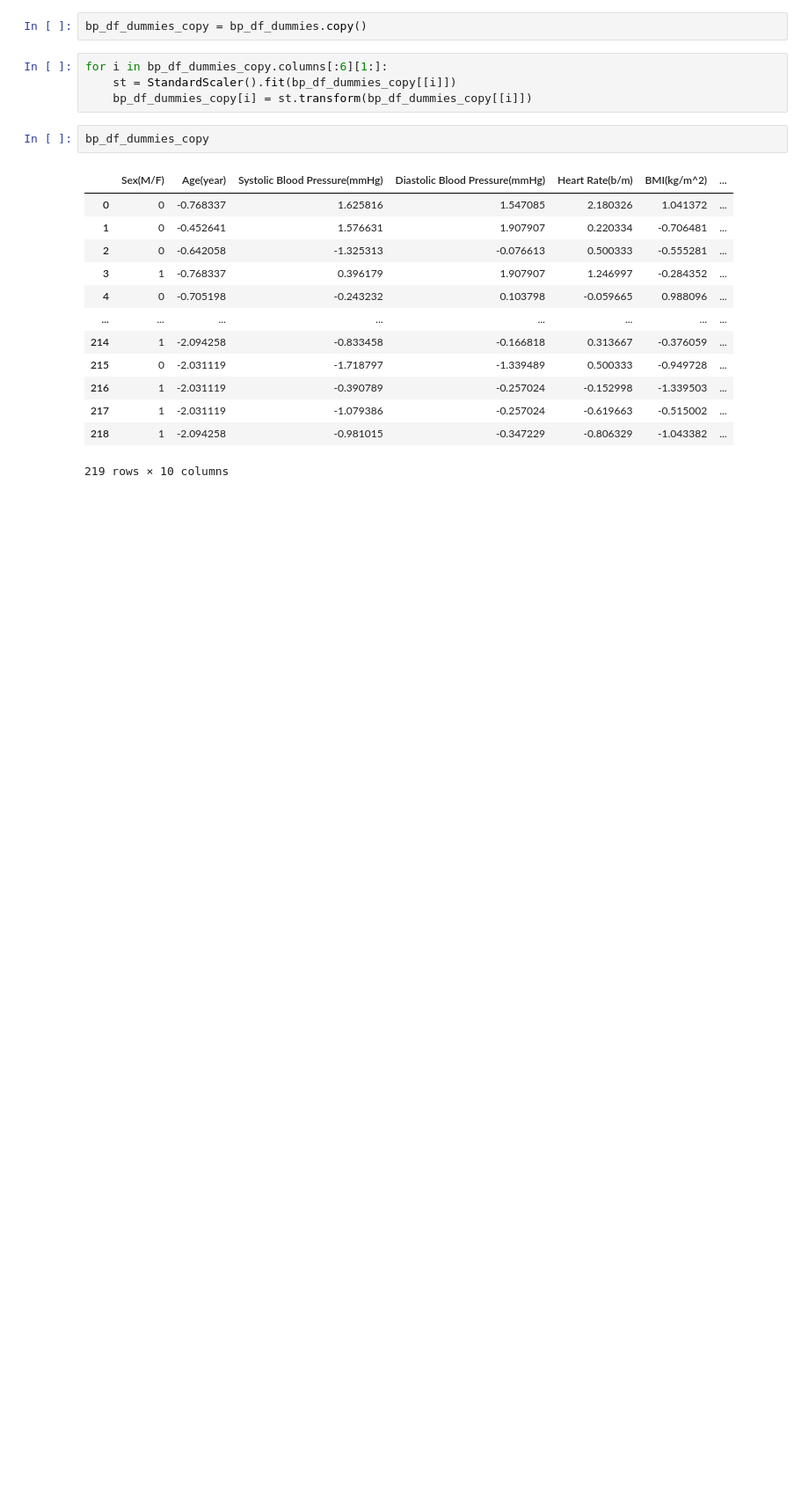
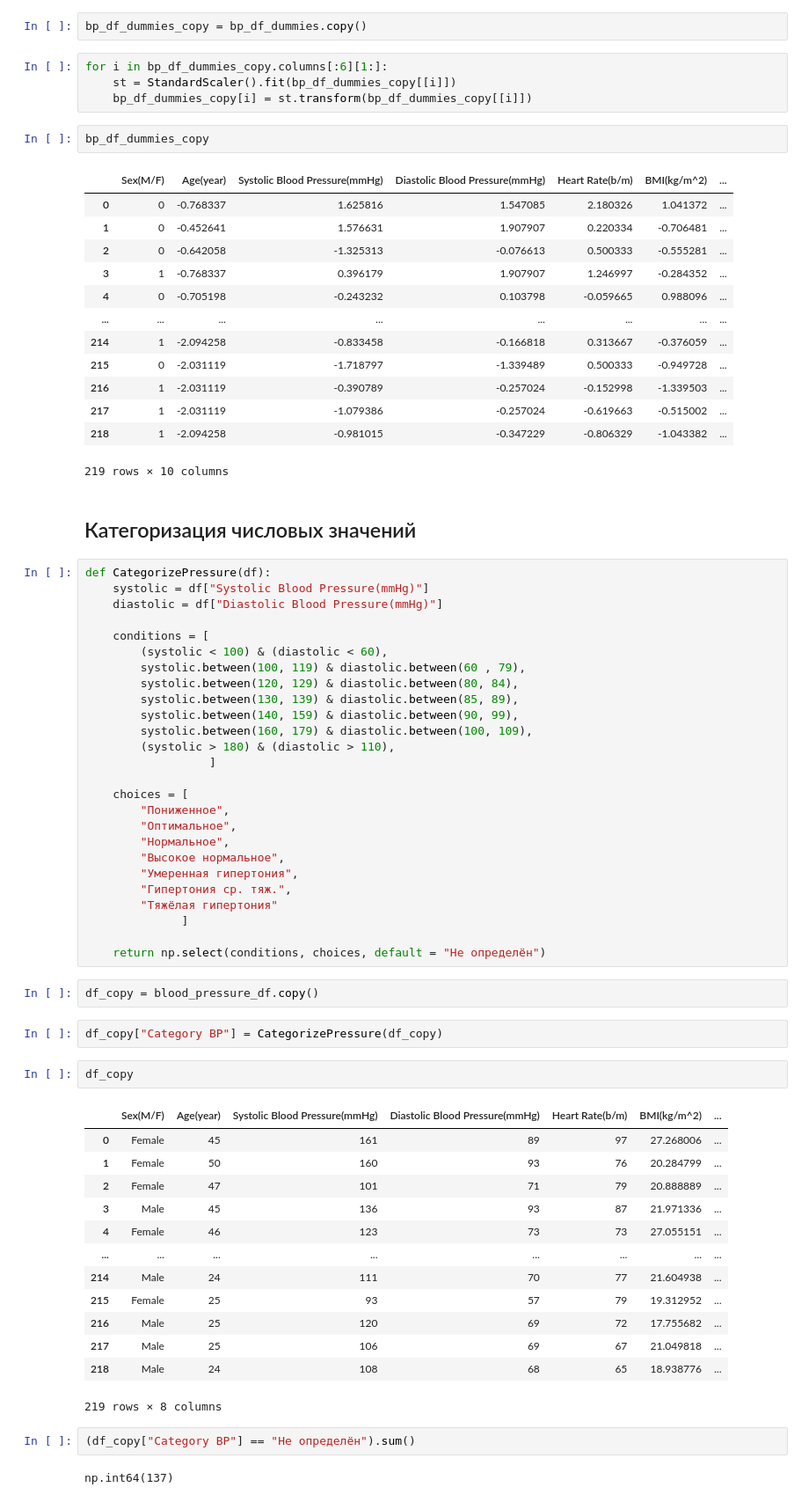
Before and after one commit to ForentDich/Pressure-Oracle, a Jupyter notebook: neural-network/EDA.ipynb, the cells around one changed output. Shown at 88% size. Cells and saved outputs as stored; diff of their text form; blank space fills up the shorter version.

```diff
--- a/neural-network/EDA.ipynb
+++ b/neural-network/EDA.ipynb
@@ -301,3 +305,55 @@ bp_df_dummies_copy
 | 217 | 1 | -2.031119 | -1.079386 | -0.257024 | -0.619663 | -0.515002 | ... |
 | 218 | 1 | -2.094258 | -0.981015 | -0.347229 | -0.806329 | -1.043382 | ... |
 219 rows × 10 columns
+# %% [markdown]
+## Категоризация числовых значений
+# %%
+def CategorizePressure(df):
+    systolic = df["Systolic Blood Pressure(mmHg)"]
+    diastolic = df["Diastolic Blood Pressure(mmHg)"]
+
+    conditions = [
+        (systolic < 100) & (diastolic < 60),
+        systolic.between(100, 119) & diastolic.between(60 , 79),
+        systolic.between(120, 129) & diastolic.between(80, 84),
+        systolic.between(130, 139) & diastolic.between(85, 89),
+        systolic.between(140, 159) & diastolic.between(90, 99),
+        systolic.between(160, 179) & diastolic.between(100, 109),
+        (systolic > 180) & (diastolic > 110),
+                  ]
+
+    choices = [
+        "Пониженное",
+        "Оптимальное",
+        "Нормальное",
+        "Высокое нормальное",
+        "Умеренная гипертония",
+        "Гипертония ср. тяж.",
+        "Тяжёлая гипертония"
+              ]
+
+    return np.select(conditions, choices, default = "Не определён")
+# %%
+df_copy = blood_pressure_df.copy()
+# %%
+df_copy["Category BP"] = CategorizePressure(df_copy)
+# %%
+df_copy
+# %% [output]
+|  | Sex(M/F) | Age(year) | Systolic Blood Pressure(mmHg) | Diastolic Blood Pressure(mmHg) | Heart Rate(b/m) | BMI(kg/m^2) | ... |
+| 0 | Female | 45 | 161 | 89 | 97 | 27.268006 | ... |
+| 1 | Female | 50 | 160 | 93 | 76 | 20.284799 | ... |
+| 2 | Female | 47 | 101 | 71 | 79 | 20.888889 | ... |
+| 3 | Male | 45 | 136 | 93 | 87 | 21.971336 | ... |
+| 4 | Female | 46 | 123 | 73 | 73 | 27.055151 | ... |
+| ... | ... | ... | ... | ... | ... | ... | ... |
+| 214 | Male | 24 | 111 | 70 | 77 | 21.604938 | ... |
+| 215 | Female | 25 | 93 | 57 | 79 | 19.312952 | ... |
+| 216 | Male | 25 | 120 | 69 | 72 | 17.755682 | ... |
+| 217 | Male | 25 | 106 | 69 | 67 | 21.049818 | ... |
+| 218 | Male | 24 | 108 | 68 | 65 | 18.938776 | ... |
+219 rows × 8 columns
+# %%
+(df_copy["Category BP"] == "Не определён").sum()
+# %% [output]
+np.int64(137)
```
Also changed, not shown: parts of 16 cells of this notebook.
